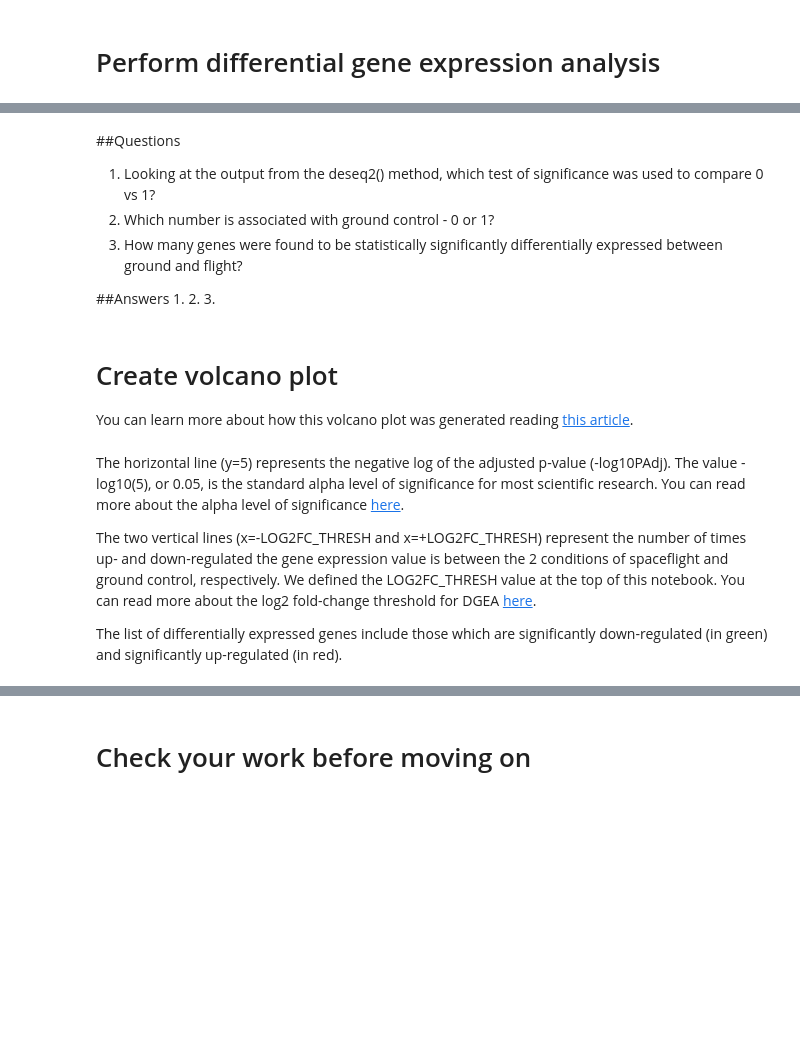
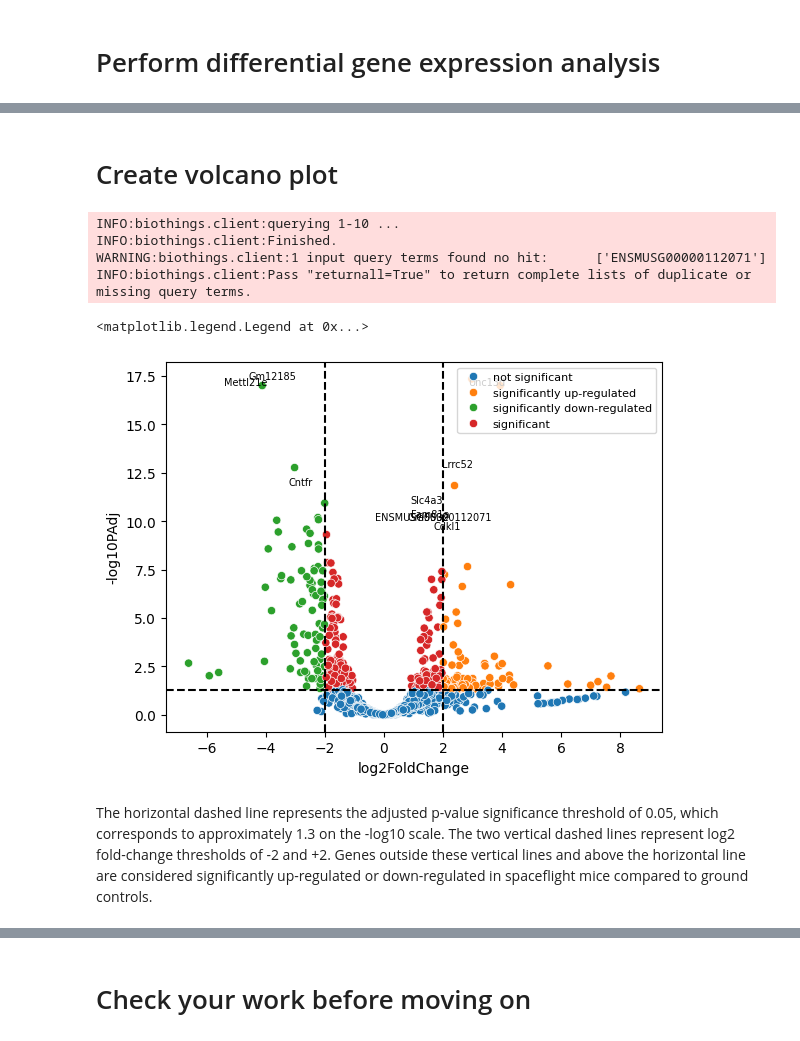
Before and after one commit to bbarraza11/spaceflight-muscle-health, a Jupyter notebook: Muscle_Health_OSD104.ipynb, the cells around one changed output, grey strips where cells are left out. Saved outputs shown, nothing was run; the diff lists cells and outputs as text; code cells hidden in the pictures; blank space fills up the shorter version.

Commit message:
Updated OSD-104 project setup, sample labels, PCA explanations, and volcano plot thresholds

```diff
--- a/Muscle_Health_OSD104.ipynb
+++ b/Muscle_Health_OSD104.ipynb
@@ -355,6 +402,8 @@ for sample in list(expr_df['sample']):
 conditions =  pd.DataFrame.from_dict(condition_dict, orient='index')
 conditions.columns = ['condition']
 # %%
-# examine conditions dataframe
+# Verify that each mouse sample is assigned to the correct experimental group
 for i in range(len(meta_df)):
-  print(meta_df.iloc[i]['Sample Name'], meta_df.iloc[i]['Factor Value[Spaceflight]'], conditions.iloc[i]['condition'])
+    sample = meta_df.iloc[i]['Sample Name']
+    group = meta_df.iloc[i]['Factor Value[Spaceflight]']
+    print(sample, group, conditions.loc[sample, 'condition'])
@@ -375,8 +439,8 @@ You can read more about the pyDeseq2 package in [this document](https://pydeseq2
 # %%
-# run the DESEq2 experiment contrasting condition "0" (ground control) to condition "1" (space flight)
+# Compare gene expression in spaceflight mice (1) against ground-control mice (0)
 # store the results in a dataframe called "res"
 dds = DeseqDataSet(counts=counts, metadata=conditions, design_factors="condition")
 dds.deseq2()
-stats_results = DeseqStats(dds, contrast = ('condition', 0, 1))
+stats_results = DeseqStats(dds, contrast=('condition', 1, 0))
 stats_results.summary()
 res = stats_results.results_df
@@ -409,18 +534,7 @@ f.close()
-# %% [markdown]
-##Questions
-1. Looking at the output from the deseq2() method, which test of significance was used to compare 0 vs 1?
-2. Which number is associated with ground control - 0 or 1?
-3. How many genes were found to be statistically significantly differentially expressed between ground and flight?
-
-##Answers
-1.
-2.
-3.
-# %% [markdown]
-# Create volcano plot
-
-You can learn more about how this volcano plot was generated reading [this article](https://bioinformatics.ccr.cancer.gov/docs/pies-2023/pies_lesson4/).
+# %% [markdown]
+# Create volcano plot
 # %%
+
 # import Python modules for plotting volcano
 import pandas
 import numpy
@@ -429,52 +543,56 @@ import seaborn
 
 # create column for -log10PAdj from existing padj
 res['-log10PAdj'] = -numpy.log10(res['padj'])
+pvalue_cutoff = -numpy.log10(ALPHA_LEVEL)
 
 # create column for significance from existing log2FoldChange and -log10PAdj
 significance = []
 for i in range(len(res)):
-    if res.iloc[i]['log2FoldChange'] > LOG2FC_THRESH and res.iloc[i]['-log10PAdj'] > 5:
+    if res.iloc[i]['log2FoldChange'] > LOG2FC_THRESH and res.iloc[i]['-log10PAdj'] > pvalue_cutoff:
         significance.append('significantly up-regulated')
-    elif res.iloc[i]['log2FoldChange'] < -LOG2FC_THRESH and res.iloc[i]['-log10PAdj'] > 5:
+    elif res.iloc[i]['log2FoldChange'] < -LOG2FC_THRESH and res.iloc[i]['-log10PAdj'] > pvalue_cutoff:
         significance.append('significantly down-regulated')
     elif res.iloc[i]['padj'] < ALPHA_LEVEL:
         significance.append('significant')
     else:
         significance.append('not significant')
 
 res['significance'] = significance
 # plot the degs
 plot1 = seaborn.scatterplot(res, x = "log2FoldChange", y = "-log10PAdj", hue = "significance")
 
 # sort to get top 10 significant genes
 top10 = sigs[sigs['padj'] < ALPHA_LEVEL].sort_values(by=['padj', 'log2FoldChange'], ascending=[True, False]).head(10)
 
 # add gene_symbol to top10
 gene_symbol_list = get_symbol_from_id(list(top10.index))
 top10['gene_symbol'] = gene_symbol_list
 
 # add -log10PAdj to top10
 top10['-log10PAdj'] = -numpy.log10(top10['padj'])
 
 # annotate top 10 significant genes
 for i in range(top10.shape[0]):
     gene = top10.iloc[i]
     plt.text(gene['log2FoldChange'], gene['-log10PAdj'], gene['gene_symbol'], fontsize=7, ha='right')
 
-# draw a line at y=5 for significance
-plt.axhline(y = 5, color='black', linestyle='--')
+# draw a horizontal line at the adjusted p-value threshold of 0.05
+plt.axhline(y = pvalue_cutoff, color='black', linestyle='--')
 
 # draw 2 lines at fold change threshold
 plt.axvline(x = LOG2FC_THRESH, color = 'black', linestyle='--')
 plt.axvline(x = -LOG2FC_THRESH, color='black', linestyle='--')
 
 # set font size for legend
 plt.legend(fontsize=8)
+# %% [output]
+INFO:biothings.client:querying 1-10 ...
+INFO:biothings.client:Finished.
+WARNING:biothings.client:1 input query terms found no hit:      ['ENSMUSG00000112071']
+INFO:biothings.client:Pass "returnall=True" to return complete lists of duplicate or missing query terms.
+<matplotlib.legend.Legend at 0x...>
+[figure, added]
-# %% [markdown]
-The horizontal line (y=5) represents the negative log of the adjusted p-value (-log10PAdj). The value -log10(5), or 0.05, is the standard alpha level of significance for most scientific research. You can read more about the alpha level of significance [here](https://en.wikipedia.org/wiki/Statistical_significance).
-
-The two vertical lines (x=-LOG2FC_THRESH and x=+LOG2FC_THRESH) represent the number of times up- and down-regulated the gene expression value is between the 2 conditions of spaceflight and ground control, respectively. We defined the LOG2FC_THRESH value at the top of this notebook. You can read more about the log2 fold-change threshold for DGEA [here](https://www.biostars.org/p/9505003/).
-
-The list of differentially expressed genes include those which are significantly down-regulated (in green) and significantly up-regulated (in red).
+# %% [markdown]
+The horizontal dashed line represents the adjusted p-value significance threshold of 0.05, which corresponds to approximately 1.3 on the -log10 scale. The two vertical dashed lines represent log2 fold-change thresholds of -2 and +2. Genes outside these vertical lines and above the horizontal line are considered significantly up-regulated or down-regulated in spaceflight mice compared to ground controls.
 # %%
 sigs
```
Also changed, not shown: parts of 54 cells of this notebook.
